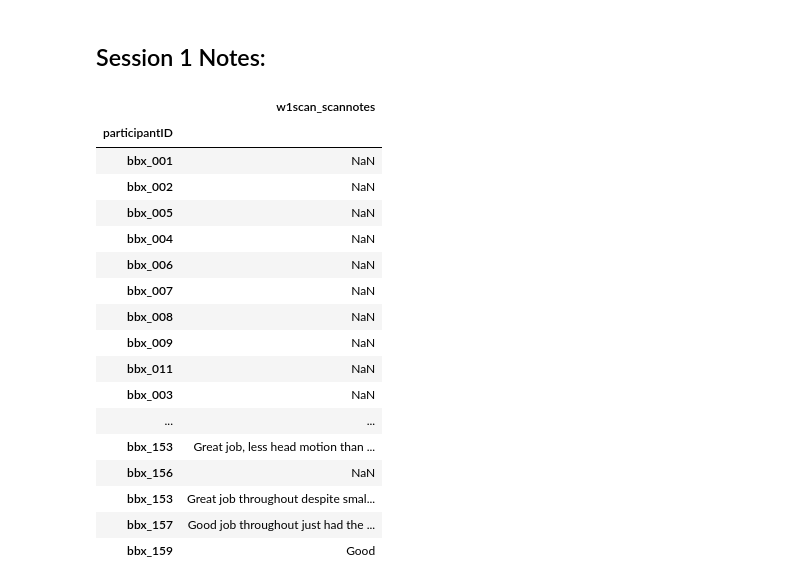
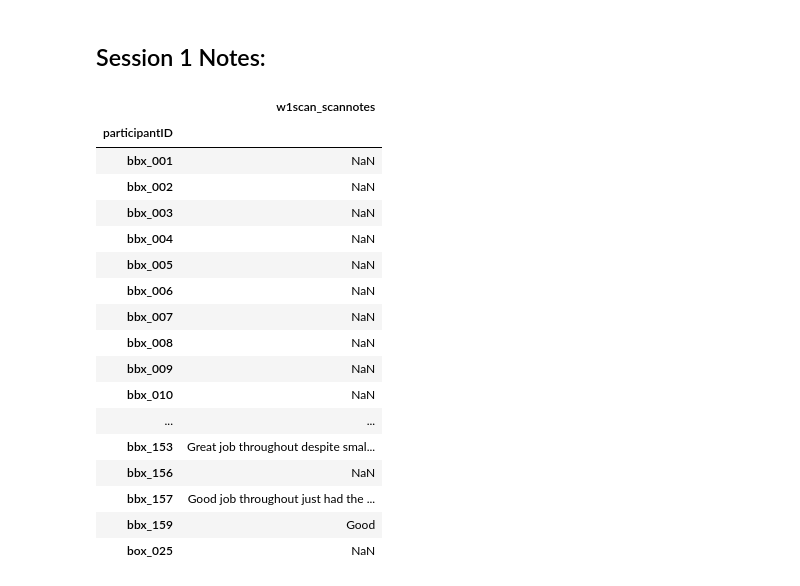
Before and after one commit to niblunc/bbx, a Jupyter notebook: preprocessing/scan_notes.ipynb, the cells around one changed output. Saved outputs shown, nothing was run; the diff lists cells and outputs as text; code cells hidden in the pictures.

```diff
--- a/preprocessing/scan_notes.ipynb
+++ b/preprocessing/scan_notes.ipynb
@@ -22,23 +22,23 @@ s1_notes_clean = s1_notes_clean.drop(['participant id (bbx_###)'])
 # %% [markdown]
 ## Session 1 Notes:
 # %%
-s1_notes_clean
+s1_notes_clean.sort_index()
 # %% [output]
 |  | w1scan_scannotes |
 | participantID |  |
 | bbx_001 | NaN |
 | bbx_002 | NaN |
+| bbx_003 | NaN |
+| bbx_004 | NaN |
 | bbx_005 | NaN |
-| bbx_004 | NaN |
 | bbx_006 | NaN |
 | bbx_007 | NaN |
 | bbx_008 | NaN |
 | bbx_009 | NaN |
-| bbx_011 | NaN |
-| bbx_003 | NaN |
+| bbx_010 | NaN |
 | ... | ... |
-| bbx_153 | Great job, less head motion than ... |
+| bbx_153 | Great job throughout despite smal... |
 | bbx_156 | NaN |
-| bbx_153 | Great job throughout despite smal... |
 | bbx_157 | Good job throughout just had the ... |
 | bbx_159 | Good |
+| box_025 | NaN |
```
